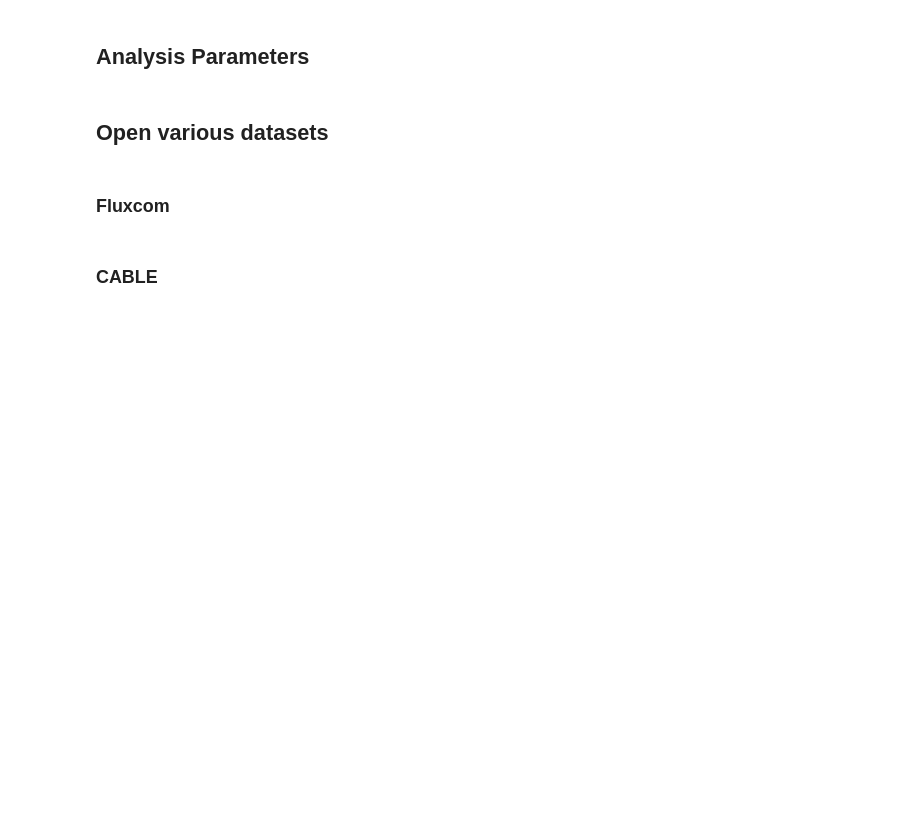
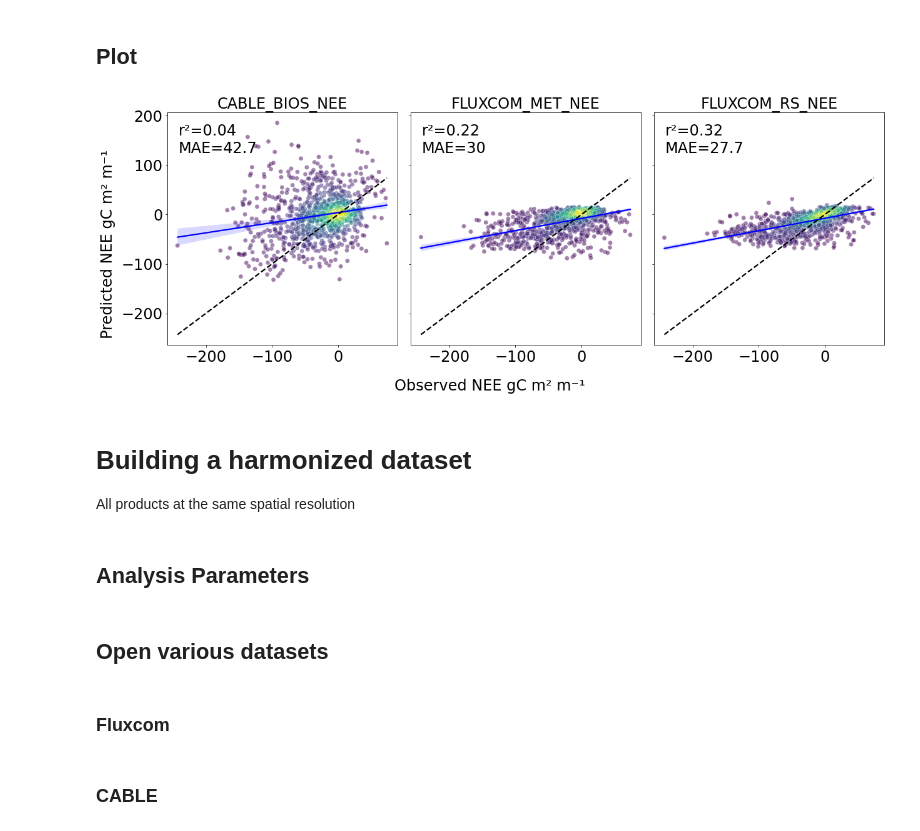
Before and after one commit to cbur24/NEE_modelling, a Jupyter notebook: 8_Harmonize_products.ipynb, the cells around one changed output. Drawn from its saved outputs; the diff is of its cells as text; code cells hidden in the pictures; blank space fills up the shorter version.

```diff
--- a/8_Harmonize_products.ipynb
+++ b/8_Harmonize_products.ipynb
@@ -2,0 +86,13 @@
+# %%
+df = df[['NEE_SOLO_EC', 'GPP_SOLO_EC', 'ER_SOLO_EC',
+         'FLUXCOM_RS_NEE','FLUXCOM_RS_GPP', 'FLUXCOM_RS_ER',
+         'FLUXCOM_MET_NEE','FLUXCOM_MET_GPP', 'FLUXCOM_MET_ER',
+         'CABLE_BIOS_NEE', 'CABLE_BIOS_GPP', 'CABLE_BIOS_ER',
+         'CABLE_POP_NEE', 'CABLE_POP_GPP', 'CABLE_POP_ER',
+         'GOSIF_GPP', 'DIFFUSE_GPP', 'MODIS_GPP',
+         'This_Study_NEE', 'This_Study_GPP', 'This_Study_ER',
+         'site'
+        ]]
+
+df = df.dropna()
+df
@@ -2,0 +114,2 @@
+# %% [markdown]
+## Plot
@@ -3,3 +135,51 @@
+# %%
+var='NEE'
+font=24
+# %%
+if var == 'GPP':
+    products=['CABLE_BIOS_'+var, 'FLUXCOM_MET_'+var, 'FLUXCOM_RS_'+var, 'MODIS_'+var, 'GOSIF_'+var, 'DIFFUSE_'+var] #
+    fig,axes = plt.subplots(2,3, figsize=(18,12), sharey=True, sharex=True)
+
+else:
+    products=['CABLE_BIOS_'+var, 'FLUXCOM_MET_'+var, 'FLUXCOM_RS_'+var] #'This_Study_'+var,
+    fig,axes = plt.subplots(1,3, figsize=(18,7), sharey=True, sharex=True)
+
+for prod, ax in zip(products, axes.ravel()):
+
+    obs,pred = df[var+'_SOLO_EC'].values, df[prod].values
+    slope, intercept, r_value, p_value, std_err = stats.linregress(obs,pred)
+    r2 = r_value**2
+    # r2 = r2_score(obs, pred)
+    # r2 = sp.stats.pearsonr(obs, pred)
+    ac = mean_absolute_error(obs, pred)
+
+    xy = np.vstack([obs,pred])
+    z = gaussian_kde(xy)(xy)
+
+    sb.scatterplot(data=df, x=var+'_SOLO_EC',y=prod, c=z, s=50, lw=1, alpha=0.5, ax=ax)
+    sb.regplot(data=df, x=var+'_SOLO_EC',y=prod, scatter=False, color='blue', ax=ax)
+    sb.regplot(data=df, x=var+'_SOLO_EC',y=var+'_SOLO_EC', color='black', scatter=False, line_kws={'linestyle':'dashed'}, ax=ax)
+    ax.set_title(prod, fontsize=font)
+    ax.set_xlabel('')
+    ax.set_ylabel('')
+    # ax.set_aspect(1.5)
+    ax.text(.05, .90, 'r\N{SUPERSCRIPT TWO}={:.2f}'.format(np.mean(r2)),
+            transform=ax.transAxes, fontsize=font)
+    ax.text(.05, .825, 'MAE={:.3g}'.format(np.mean(ac)),
+            transform=ax.transAxes, fontsize=font)
+    ax.tick_params(axis='x', labelsize=font)
+    ax.tick_params(axis='y', labelsize=font)
+
+fig.supylabel('Predicted '+var+' gC m\N{SUPERSCRIPT TWO} m⁻¹', fontsize=font)
+fig.supxlabel('Observed '+var+' gC m\N{SUPERSCRIPT TWO} m⁻¹', fontsize=font, y=0.025);
+plt.tight_layout(pad=1.75)
+fig.savefig('/g/data/os22/chad_tmp/NEE_modelling/results/figs/cross_val_intercomparison_'+var+'.png', bbox_inches='tight')
+# %% [output]
+[figure, added]
+# %% [markdown]
+# Building a harmonized dataset
+
+All products at the same spatial resolution
 # %%
 import numpy as np
 import xarray as xr
```
Also changed, not shown: parts of 16 cells of this notebook, 14 other files.
